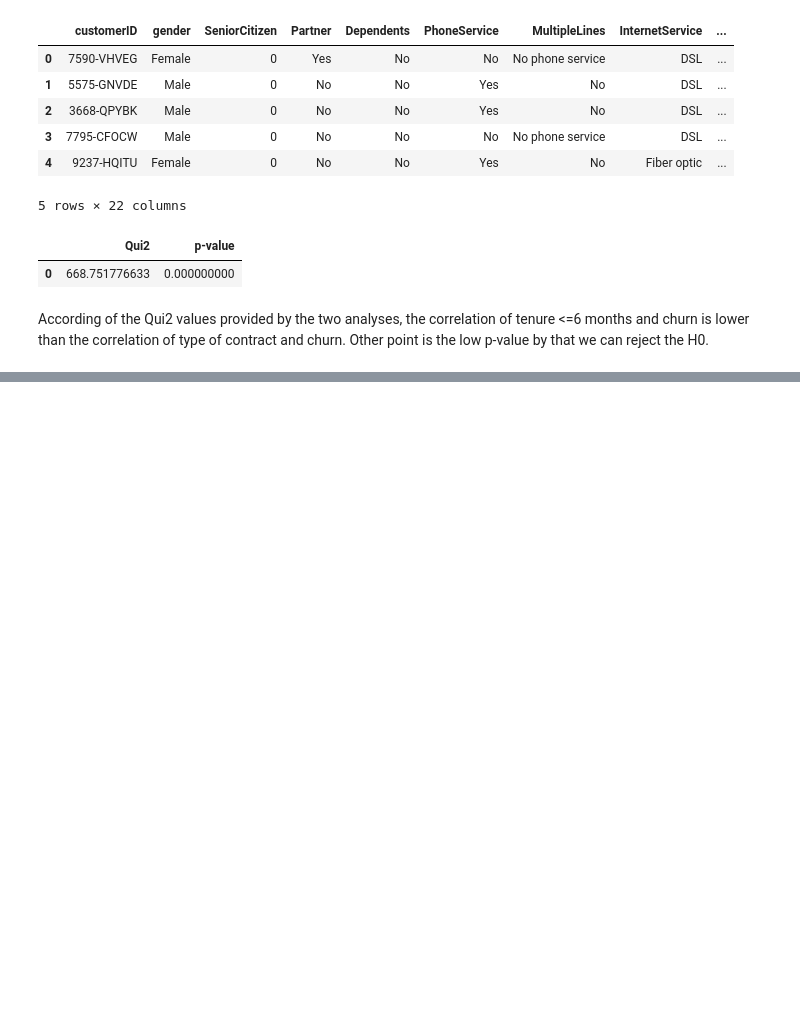
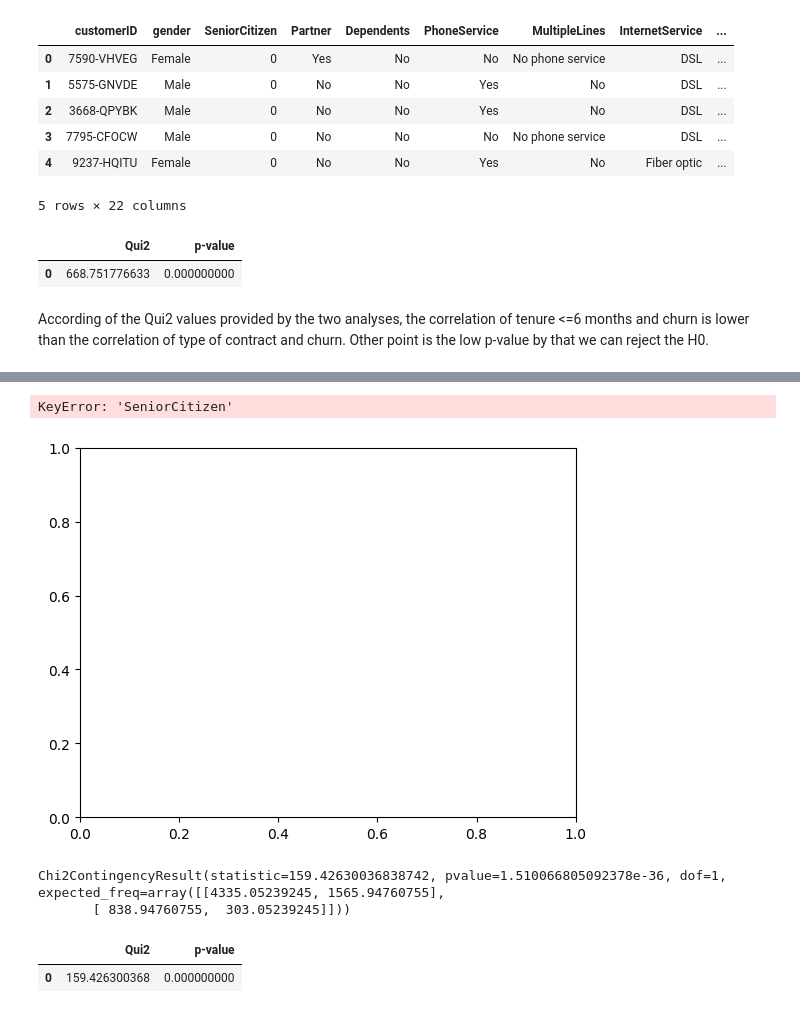
Before and after one commit to gjovs/rockeatseat_ia_track, a Jupyter notebook: eda/eda_churn.ipynb, the cells around one changed output, grey strips where cells are left out. Drawn from its saved outputs; the diff is of its cells as text; code cells hidden in the pictures; blank space fills up the shorter version.

```diff
--- a/eda/eda_churn.ipynb
+++ b/eda/eda_churn.ipynb
@@ -849,0 +876,4 @@ According of the Qui2 values provided by the two analyses, the correlation of te
+# %%
+# Validate with range of client age is correlation with churn
+
+df_senior_citizen_churn = pd.crosstab(df_churn.SeniorCitizen, df_churn.Churn)
@@ -849,0 +887,6 @@ According of the Qui2 values provided by the two analyses, the correlation of te
+# %%
+# Plot of DataFrame
+df_senior_citizen_churn.plot.scatter(x='SeniorCitizen', y='Churn')
+# %% [output]
+KeyError: 'SeniorCitizen'
+[figure, added]
@@ -849,0 +896,5 @@ According of the Qui2 values provided by the two analyses, the correlation of te
+# %%
+chi_senior_citizen_churn
+# %% [output]
+Chi2ContingencyResult(statistic=159.42630036838742, pvalue=1.510066805092378e-36, dof=1, expected_freq=array([[4335.05239245, 1565.94760755],
+       [ 838.94760755,  303.05239245]]))
@@ -849,0 +905,5 @@ According of the Qui2 values provided by the two analyses, the correlation of te
+# %%
+df_chi_scores_senior_citizen_churn
+# %% [output]
+|  | Qui2 | p-value |
+| 0 | 159.426300368 | 0.000000000 |
```
Also changed, not shown: parts of 10 cells of this notebook.
